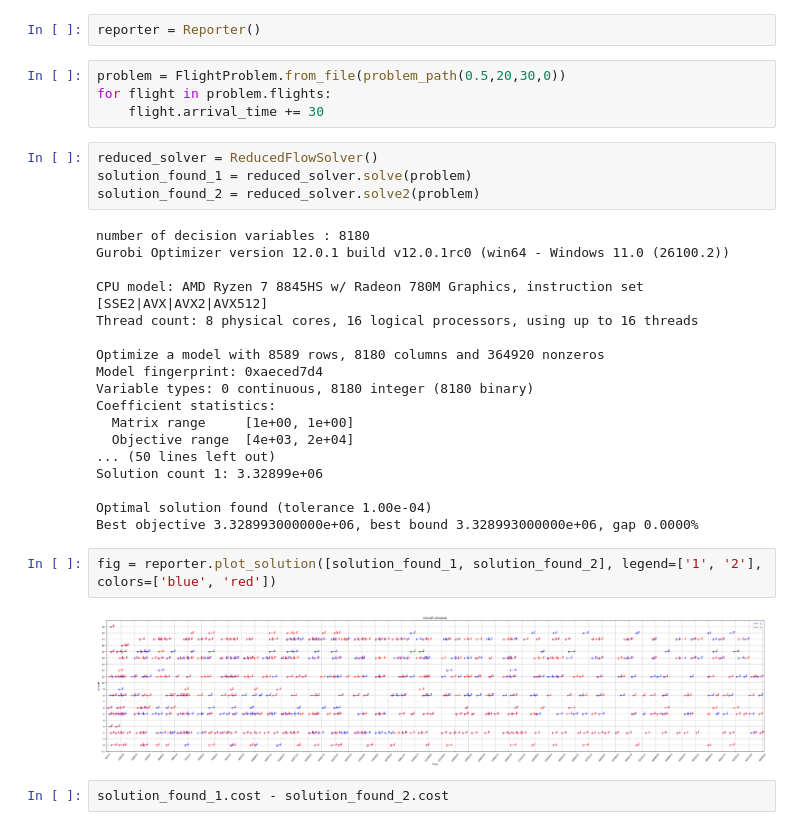
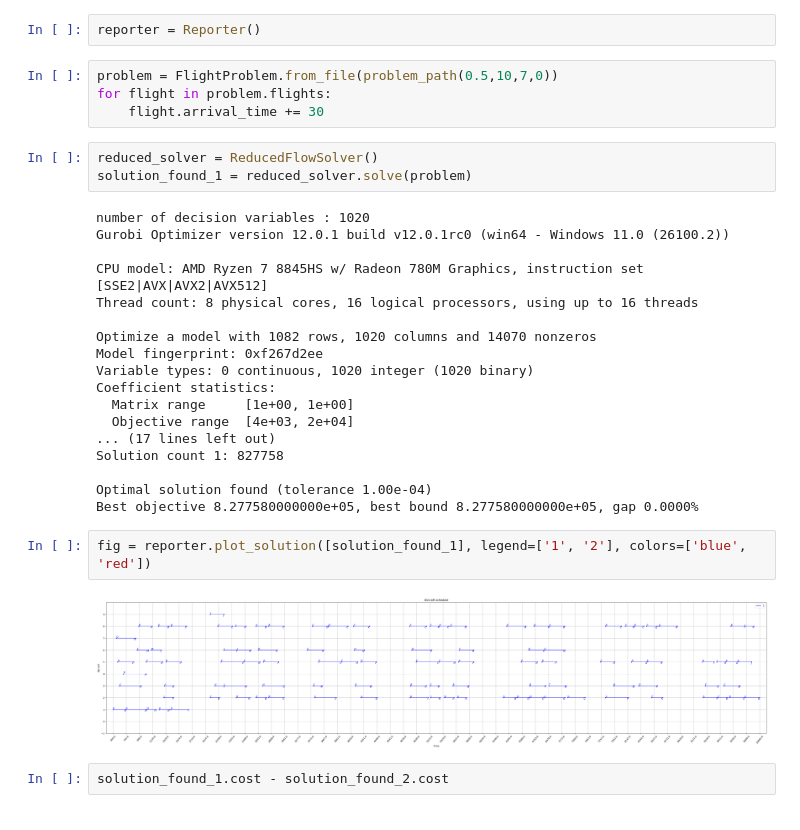
Before and after one commit to Mr-MT1234/projet_optimisation_s8, a Jupyter notebook: inspection.ipynb, the cells around one changed output. Cells and saved outputs as stored; diff of their text form.

```diff
--- a/inspection.ipynb
+++ b/inspection.ipynb
@@ -52,35 +52,34 @@ instances = [
 # %%
 reporter = Reporter()
 # %%
-problem = FlightProblem.from_file(problem_path(0.5,20,30,0))
+problem = FlightProblem.from_file(problem_path(0.5,10,7,0))
 for flight in problem.flights:
     flight.arrival_time += 30
 # %%
 reduced_solver = ReducedFlowSolver()
 solution_found_1 = reduced_solver.solve(problem)
-solution_found_2 = reduced_solver.solve2(problem)
 # %% [output]
-number of decision variables : 8180
+number of decision variables : 1020
 Gurobi Optimizer version 12.0.1 build v12.0.1rc0 (win64 - Windows 11.0 (26100.2))
 
 CPU model: AMD Ryzen 7 8845HS w/ Radeon 780M Graphics, instruction set [SSE2|AVX|AVX2|AVX512]
 Thread count: 8 physical cores, 16 logical processors, using up to 16 threads
 
-Optimize a model with 8589 rows, 8180 columns and 364920 nonzeros
-Model fingerprint: 0xaeced7d4
-Variable types: 0 continuous, 8180 integer (8180 binary)
+Optimize a model with 1082 rows, 1020 columns and 14070 nonzeros
+Model fingerprint: 0xf267d2ee
+Variable types: 0 continuous, 1020 integer (1020 binary)
 Coefficient statistics:
   Matrix range     [1e+00, 1e+00]
   Objective range  [4e+03, 2e+04]
-... (50 lines left out)
-Solution count 1: 3.32899e+06
+... (17 lines left out)
+Solution count 1: 827758
 
 Optimal solution found (tolerance 1.00e-04)
-Best objective 3.328993000000e+06, best bound 3.328993000000e+06, gap 0.0000%
+Best objective 8.277580000000e+05, best bound 8.277580000000e+05, gap 0.0000%
 # %%
-fig = reporter.plot_solution([solution_found_1, solution_found_2], legend=['1', '2'], colors=['blue', 'red'])
+fig = reporter.plot_solution([solution_found_1], legend=['1', '2'], colors=['blue', 'red'])
 # %% [output]
-[figure, old version]
+[figure, new version]
 # %%
 solution_found_1.cost - solution_found_2.cost
 # %% [output]
```
Also changed, not shown: 2 other files.
